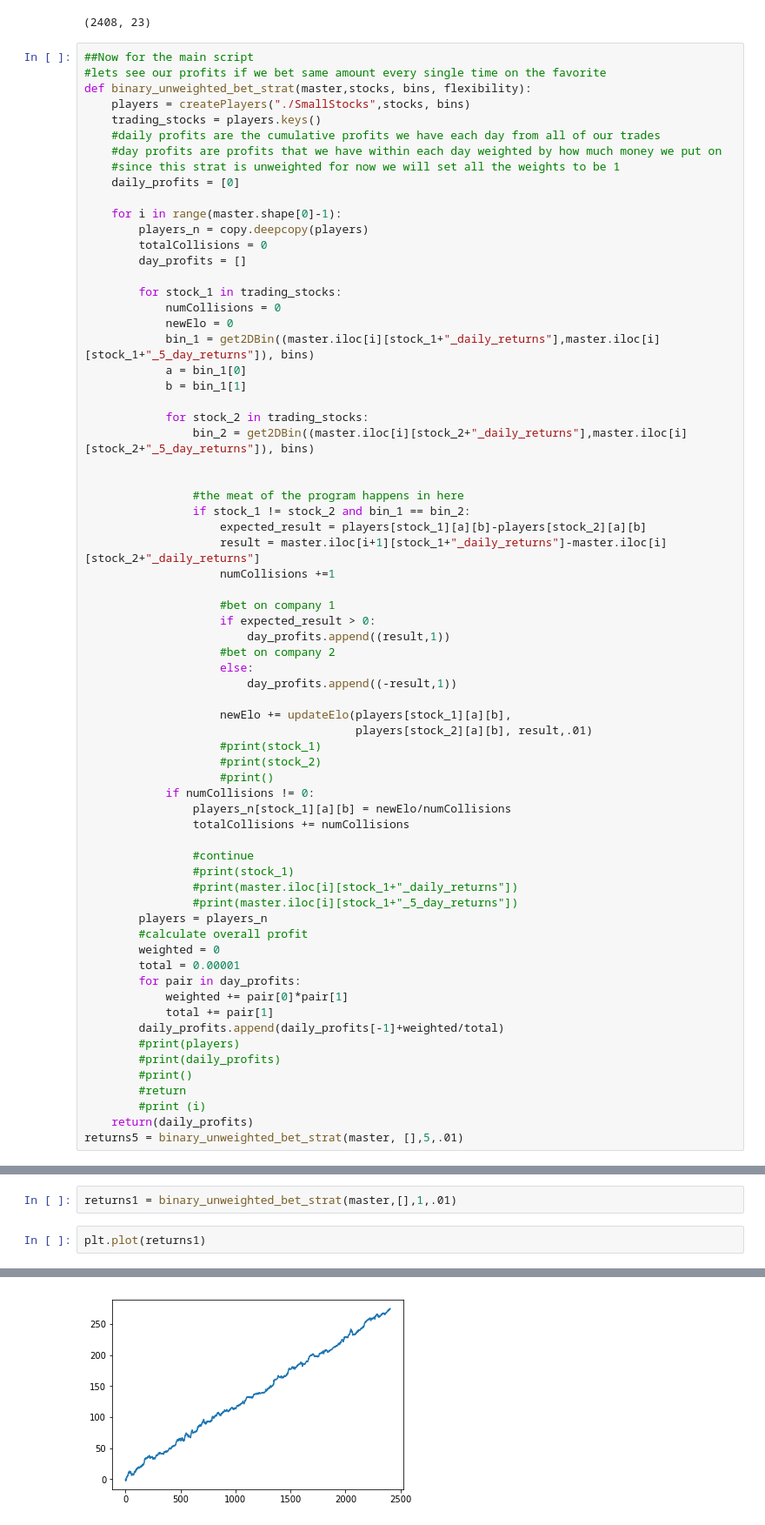
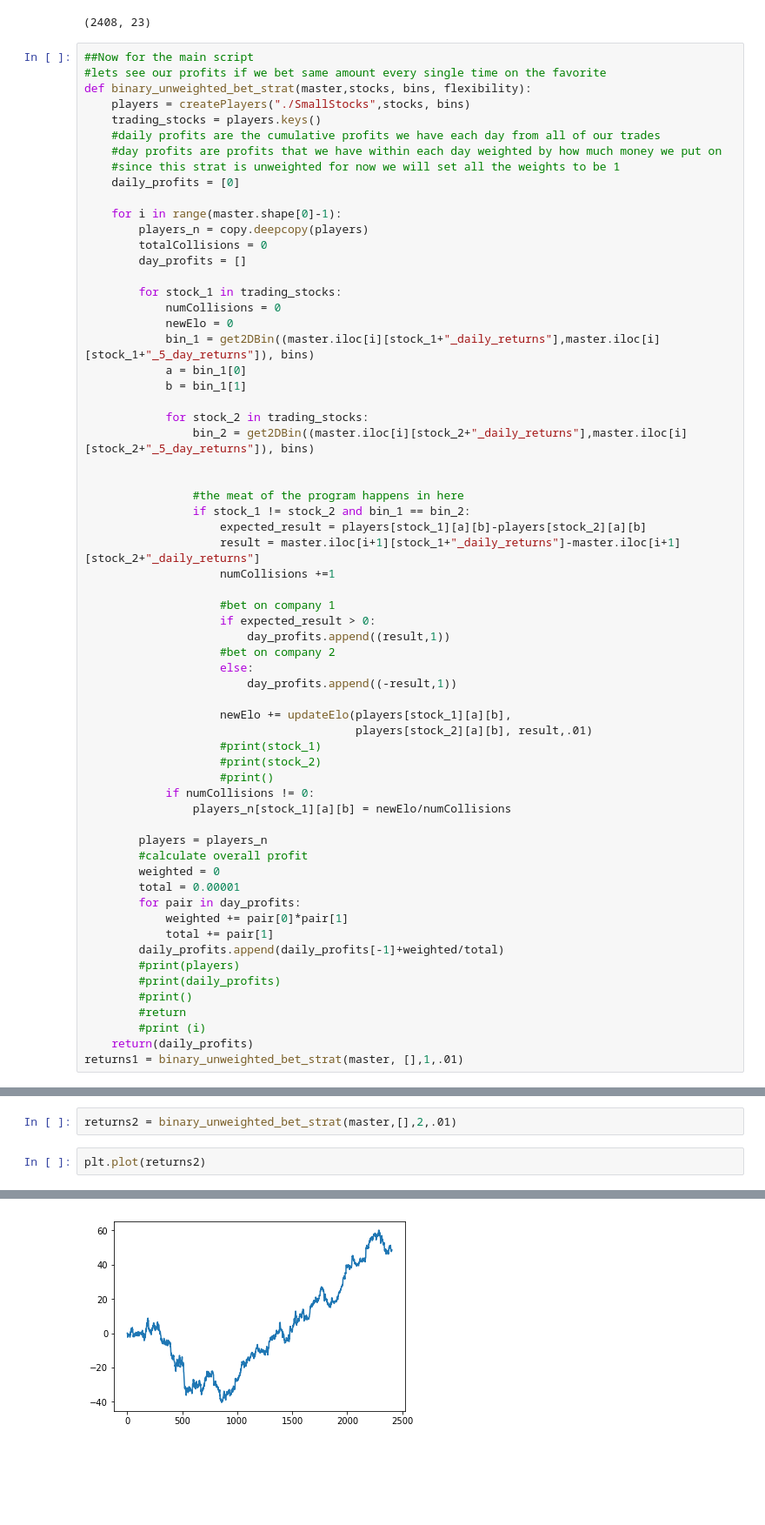
Before and after one commit to joshuap2613/MomentumTrading, a Jupyter notebook: Elo_Pairs_Trades/EloTrading.ipynb, the cells around one changed output, grey strips where cells are left out. Shown at 87% size. Drawn from its saved outputs; the diff is of its cells as text; blank space fills up the shorter version.

```diff
--- a/Elo_Pairs_Trades/EloTrading.ipynb
+++ b/Elo_Pairs_Trades/EloTrading.ipynb
@@ -108,7 +108,7 @@ def binary_unweighted_bet_strat(master,stocks, bins, flexibility):
                 #the meat of the program happens in here
                 if stock_1 != stock_2 and bin_1 == bin_2:
                     expected_result = players[stock_1][a][b]-players[stock_2][a][b]
-                    result = master.iloc[i+1][stock_1+"_daily_returns"]-master.iloc[i][stock_2+"_daily_returns"]
+                    result = master.iloc[i+1][stock_1+"_daily_returns"]-master.iloc[i+1][stock_2+"_daily_returns"]
                     numCollisions +=1
 
                     #bet on company 1
@@ -125,12 +125,7 @@ def binary_unweighted_bet_strat(master,stocks, bins, flexibility):
                     #print()
             if numCollisions != 0:
                 players_n[stock_1][a][b] = newElo/numCollisions
-                totalCollisions += numCollisions
 
-                #continue
-                #print(stock_1)
-                #print(master.iloc[i][stock_1+"_daily_returns"])
-                #print(master.iloc[i][stock_1+"_5_day_returns"])
         players = players_n
         #calculate overall profit
         weighted = 0
@@ -145,19 +140,19 @@ def binary_unweighted_bet_strat(master,stocks, bins, flexibility):
         #return
         #print (i)
     return(daily_profits)
-returns5 = binary_unweighted_bet_strat(master, [],5,.01)
+returns1 = binary_unweighted_bet_strat(master, [],1,.01)
 # %%
 plt.plot(returns)
 # %% [output]
 [<matplotlib.lines.Line2D at 0x...>]
 [figure]
 # %%
-returns1 = binary_unweighted_bet_strat(master,[],1,.01)
+returns2 = binary_unweighted_bet_strat(master,[],2,.01)
 # %%
-plt.plot(returns1)
+plt.plot(returns2)
 # %% [output]
 [<matplotlib.lines.Line2D at 0x...>]
-[figure, old version]
+[figure, new version]
 # %%
 returns2 = binary_unweighted_bet_strat(master,[],2,.01)
 returns3 = binary_unweighted_bet_strat(master,[],3,.01)
```
Also changed, not shown: parts of 13 cells of this notebook.
